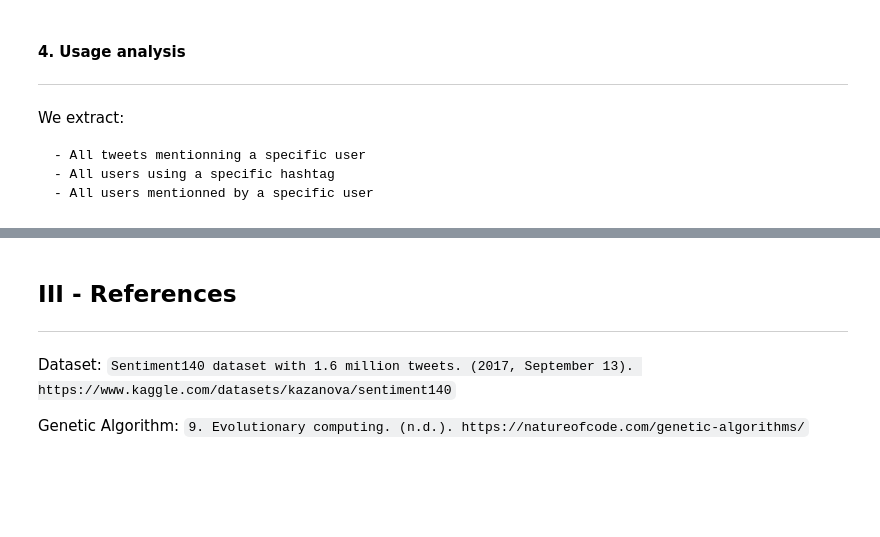
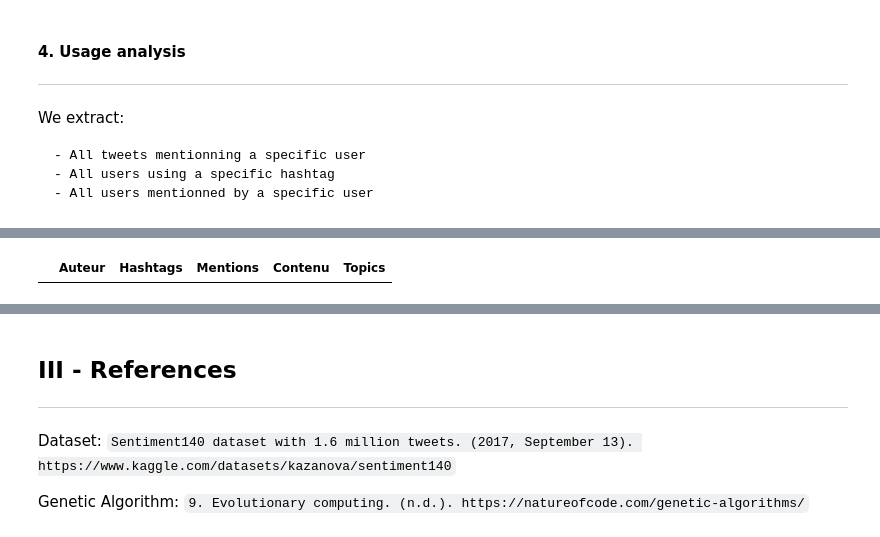
Before and after one commit to Egeyae/InPoDA-project-in304, a Jupyter notebook: InPoDA_CompteRendu.ipynb, the cells around one changed output, grey strips where cells are left out. Saved outputs shown, nothing was run; the diff lists cells and outputs as text; code cells hidden in the pictures; blank space fills up the shorter version.

```diff
--- a/InPoDA_CompteRendu.ipynb
+++ b/InPoDA_CompteRendu.ipynb
@@ -318,6 +328,7 @@ We extract:
     - All users mentionned by a specific user
 # %%
 # All tweets mentionning a specific user
-user = pipeline.get_all_authors().loc[0]
+user = pipeline.get_all_mentions().loc[0]
 
 pipeline.all_tweets_where_user(user)
+# %% [output]
@@ -324,3 +338,4 @@ pipeline.all_tweets_where_user(user)
+|  | Auteur | Hashtags | Mentions | Contenu | Topics |
 # %%
 # All users using a hashtag
 hashtag = pipeline.get_all_hashtags().loc[0]
```
Also changed, not shown: parts of 21 cells of this notebook, 1 other file.
